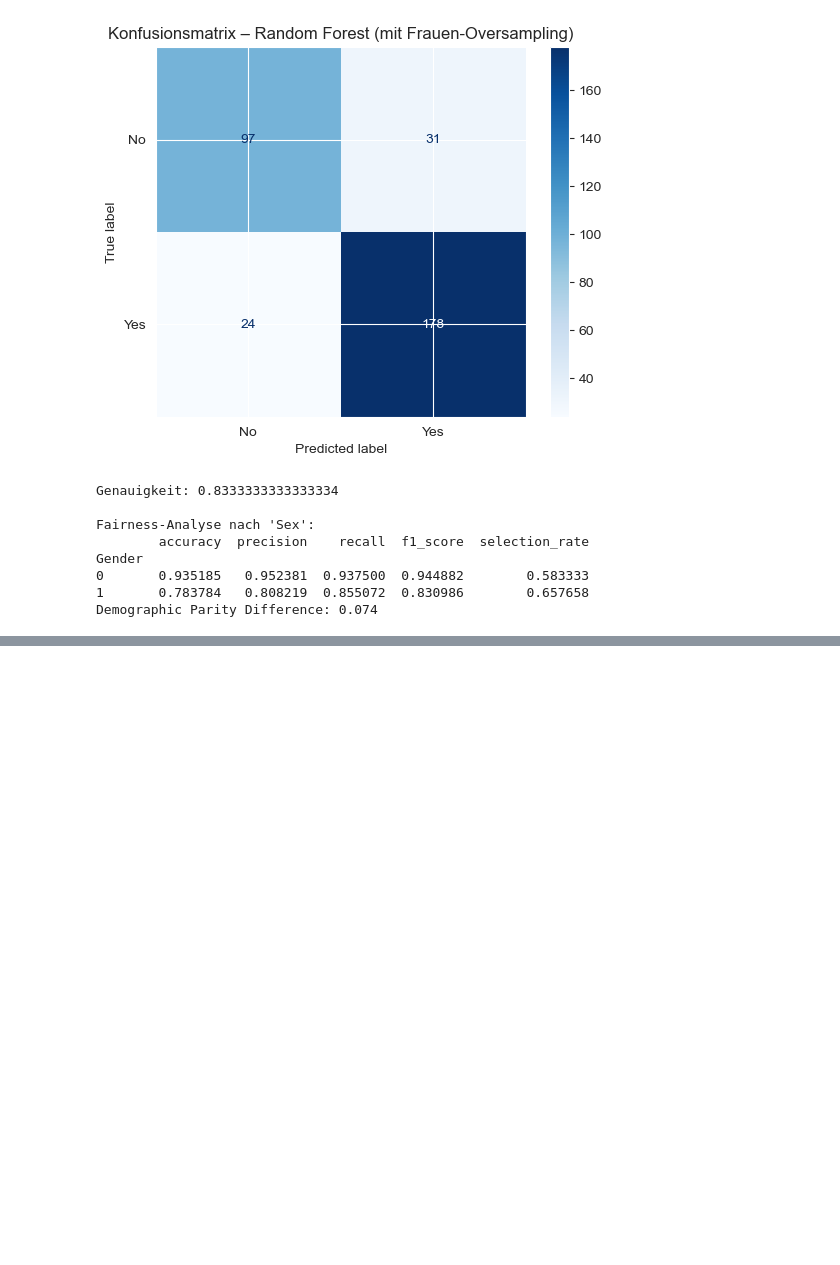
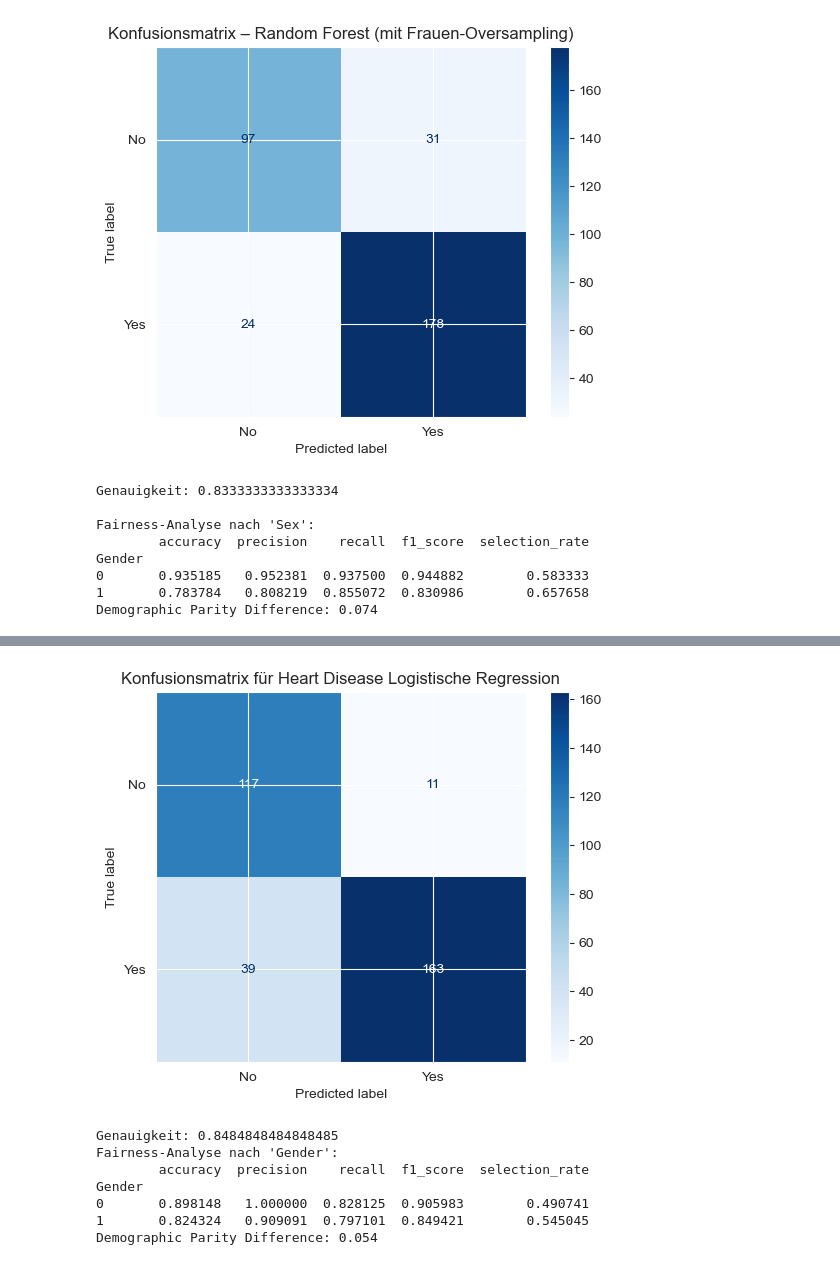
Before and after one commit to ManaTrooo/Asai-Projekt, a Jupyter notebook: DataSet_3.ipynb, the cells around one changed output, grey strips where cells are left out. Saved outputs shown, nothing was run; the diff lists cells and outputs as text; code cells hidden in the pictures; blank space fills up the shorter version.

```diff
--- a/DataSet_3.ipynb
+++ b/DataSet_3.ipynb
@@ -769,0 +917,48 @@ Demographic Parity Difference: 0.074
+# %%
+#logisticRegeression balanced
+
+modelLogistic = LogisticRegression(max_iter=1000, class_weight='balanced')
+modelLogistic.fit(X_train, y_train)
+
+y_pred = modelLogistic.predict(X_test)
+
+cm = confusion_matrix(y_test, y_pred)
+
+disp = ConfusionMatrixDisplay(confusion_matrix=cm, display_labels=['No', 'Yes'])
+disp.plot(cmap='Blues')
+plt.title('Konfusionsmatrix für Heart Disease Logistische Regression')
+plt.show()
+
+accuracy = accuracy_score(y_test, y_pred)
+print("Genauigkeit:", accuracy)
+
+#Fariness:
+
+# Sensitives Merkmal extrahieren (Gender)
+sensitive_feature = df.loc[X_test.index, "Gender"]  # 0 = Female, 1 = Male
+
+# MetricFrame mit Gruppenvergleich
+metrics = {
+    "accuracy": accuracy_score,
+    "precision": precision_score,
+    "recall": recall_score,
+    "f1_score": f1_score,
+    "selection_rate": selection_rate
+}
+
+frame = MetricFrame(metrics=metrics, y_true=y_test, y_pred=y_pred, sensitive_features=sensitive_feature)
+
+print("Fairness-Analyse nach 'Gender':")
+print(frame.by_group)
+
+dp_diff = demographic_parity_difference(y_test, y_pred, sensitive_features=sensitive_feature)
+print(f"Demographic Parity Difference: {dp_diff:.3f}")
+# %% [output]
+[figure, added]
+Genauigkeit: 0.8484848484848485
+Fairness-Analyse nach 'Gender':
+        accuracy  precision    recall  f1_score  selection_rate
+Gender
+0       0.898148   1.000000  0.828125  0.905983        0.490741
+1       0.824324   0.909091  0.797101  0.849421        0.545045
+Demographic Parity Difference: 0.054
```
Also changed, not shown: parts of 12 cells of this notebook, 2 other files.
